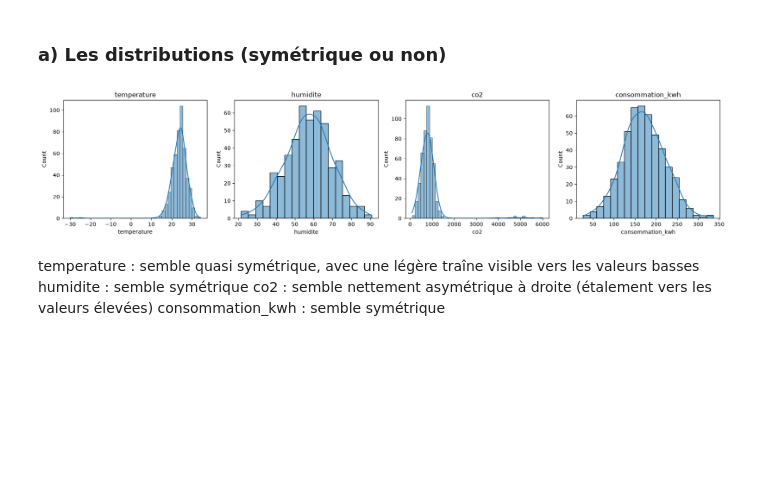
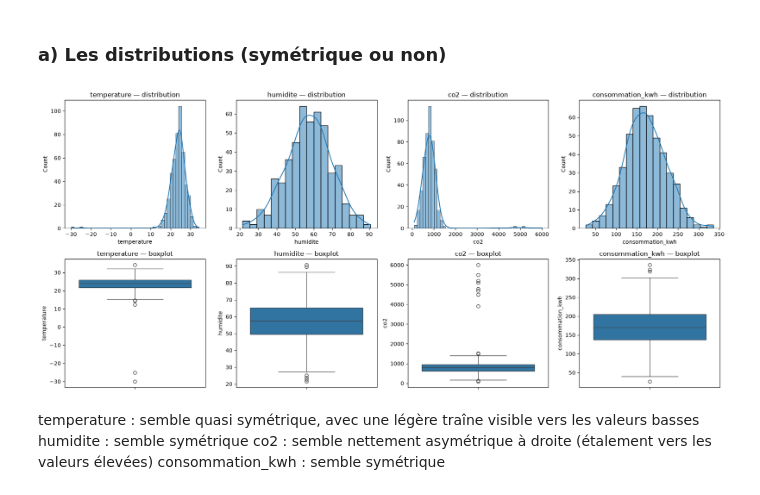
Before and after one commit to Mayra-99/-atelier_prepa_donnees_tab-, a Jupyter notebook: notebooks/atelier_prepa_donnees_tab.ipynb .ipynb, the cells around one changed output. Saved outputs shown, nothing was run; the diff lists cells and outputs as text; code cells hidden in the pictures; blank space fills up the shorter version.

Commit message:
partie1: 15) Pour la température, l’humidité, le CO₂ et ::b) La dispersion

```diff
--- a/notebooks/atelier_prepa_donnees_tab.ipynb .ipynb
+++ b/notebooks/atelier_prepa_donnees_tab.ipynb .ipynb
@@ -481,17 +481,24 @@ Doublons restants : 0
 # %%
 import matplotlib.pyplot as plt
 import seaborn as sns
 
 colonnes = ["temperature", "humidite", "co2", "consommation_kwh"]
 
-fig, axes = plt.subplots(1, 4, figsize=(18, 4))
+fig, axes = plt.subplots(2, 4, figsize=(18, 8))
+
 for i, col in enumerate(colonnes):
-    sns.histplot(df[col].dropna(), kde=True, ax=axes[i])
-    axes[i].set_title(col)
+    # Ligne du haut : histogrammes -> pour la symétrie (15-a)
+    sns.histplot(df[col].dropna(), kde=True, ax=axes[0, i])
+    axes[0, i].set_title(f"{col} — distribution")
+
+    # Ligne du bas : boxplots -> pour dispersion, extrêmes, aberrantes (15-b, c, d)
+    sns.boxplot(y=df[col], ax=axes[1, i])
+    axes[1, i].set_title(f"{col} — boxplot")
+
 plt.tight_layout()
 plt.show()
 # %% [output]
-[figure, old version]
+[figure, new version]
 # %% [markdown]
 temperature : semble quasi symétrique, avec une légère traîne visible vers les valeurs basses
 humidite : semble symétrique
```
Also changed, not shown: parts of 1 cell of this notebook.
